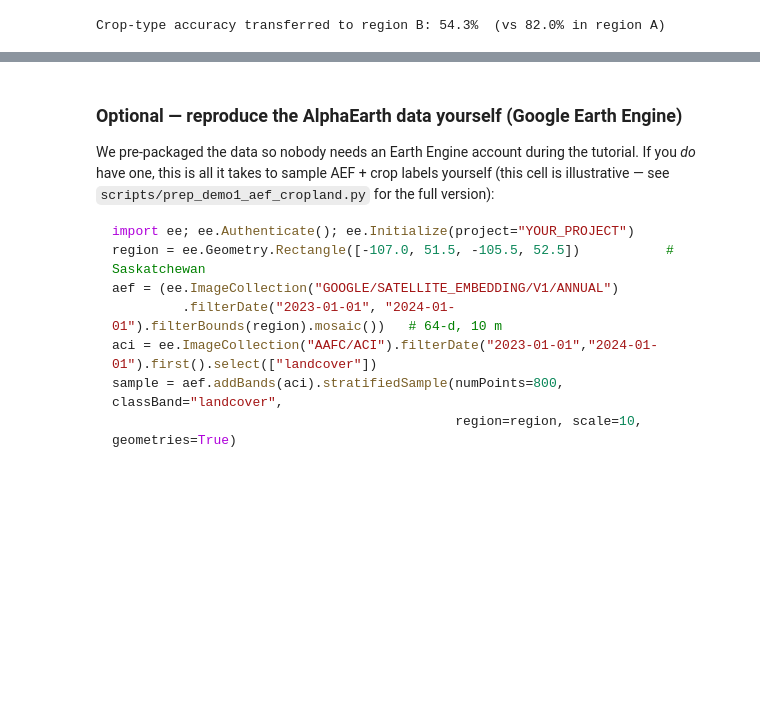
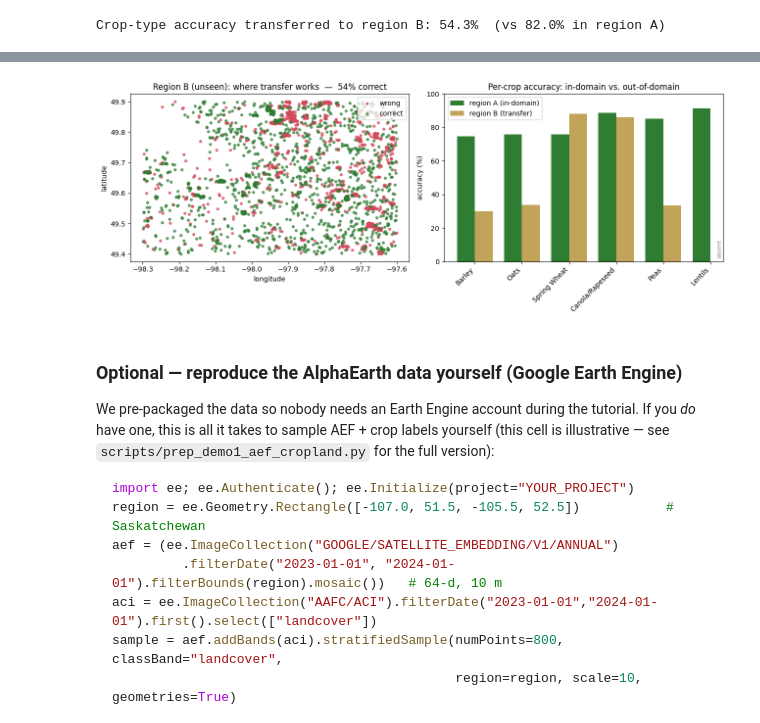
Before and after one commit to konstantinklemmer/isprs26-embeddings-tutorial, a Jupyter notebook: notebooks/demo1_using_earth_embeddings.ipynb, the cells around one changed output, grey strips where cells are left out. Drawn from its saved outputs; the diff is of its cells as text; code cells hidden in the pictures; blank space fills up the shorter version.

```diff
--- a/notebooks/demo1_using_earth_embeddings.ipynb
+++ b/notebooks/demo1_using_earth_embeddings.ipynb
@@ -273,3 +328,34 @@ Crop-type accuracy transferred to region B: 54.3%  (vs 82.0% in region A)
+# %%
+pred_B  = clf_aef.predict(sc_aef.transform(test[AEF].values))     # region B is unseen by clf_aef
+yB      = test["crop_label"].values
+correct = pred_B == yB
+
+fig, ax = plt.subplots(1, 2, figsize=(13, 5))
+
+# (1) spatial map of hits vs misses across the unseen region
+ax[0].scatter(test["lon"][~correct], test["lat"][~correct], s=12, c="#d1495b", label="wrong", alpha=.7)
+ax[0].scatter(test["lon"][correct],  test["lat"][correct],  s=12, c="#2e7d32", label="correct", alpha=.7)
+ax[0].set_title(f"Region B (unseen): where transfer works  —  {correct.mean():.0%} correct")
+ax[0].set_xlabel("longitude"); ax[0].set_ylabel("latitude"); ax[0].legend(loc="upper right")
+
+# (2) per-crop accuracy: in-domain (region A) vs out-of-domain (region B)
+def per_class(pred, truth, c):
+    m = truth == c
+    return (pred[m] == c).mean() if m.any() else np.nan          # NaN => crop absent in that region
+accA = [per_class(pred_c, yte_c, c) * 100 for c in crop_codes]
+accB = [per_class(pred_B,  yB,    c) * 100 for c in crop_codes]
+xk, w = np.arange(len(crop_codes)), 0.38
+ax[1].bar(xk - w/2, accA, w, label="region A (in-domain)", color="#2e7d32")
+ax[1].bar(xk + w/2, accB, w, label="region B (transfer)",  color="#c2a35a")
+for x, v in zip(xk + w/2, accB):                                  # flag crops with no region-B data
+    if np.isnan(v):
+        ax[1].text(x, 2, "absent", rotation=90, ha="center", va="bottom", fontsize=8, color="gray")
+ax[1].set_xticks(xk); ax[1].set_xticklabels([crop_name[c] for c in crop_codes], rotation=45, ha="right")
+ax[1].set_ylabel("accuracy (%)"); ax[1].set_ylim(0, 100)
+ax[1].set_title("Per-crop accuracy: in-domain vs. out-of-domain"); ax[1].legend()
+plt.tight_layout(); plt.show()
+# %% [output]
+[figure, added]
 # %% [markdown]
 ### Optional — reproduce the AlphaEarth data yourself (Google Earth Engine)
 
```
Also changed, not shown: parts of 7 cells of this notebook, 3 other files.
